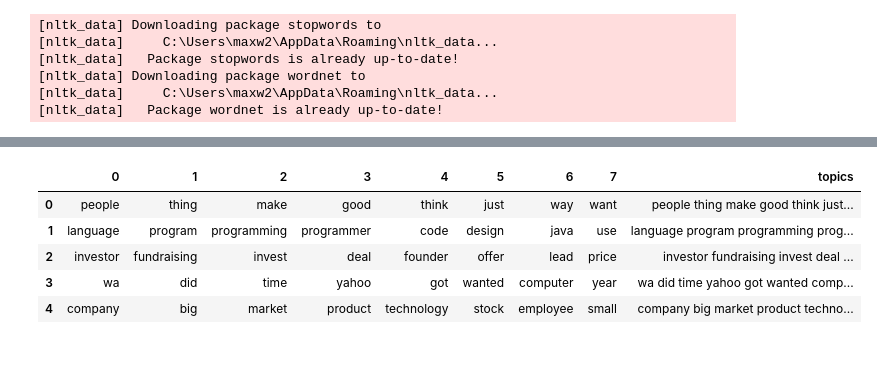
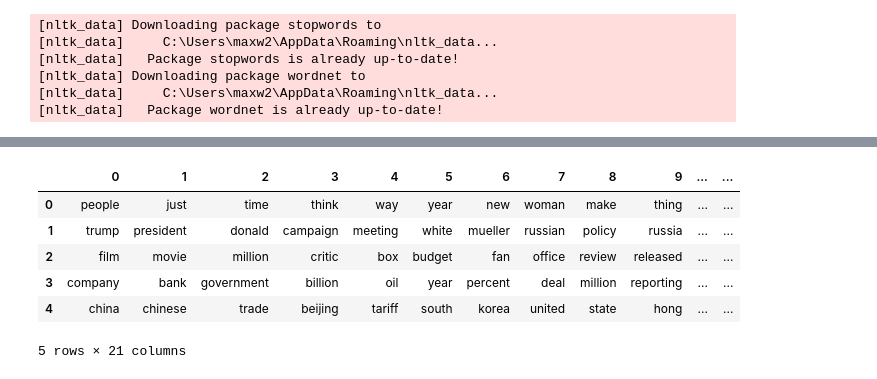
Before and after one commit to maxemileffort/paper-grading-assistant, a Jupyter notebook: Modeling.ipynb, the cells around one changed output, grey strips where cells are left out. Saved outputs shown, nothing was run; the diff lists cells and outputs as text; code cells hidden in the pictures.

```diff
--- a/Modeling.ipynb
+++ b/Modeling.ipynb
@@ -63,12 +90,14 @@ def grab_text(path):
 [nltk_data]     C:\Users\maxw2\AppData\Roaming\nltk_data...
 [nltk_data]   Package wordnet is already up-to-date!
 # %%
-data = grab_text("D:\\Kaggle\\paul-graham-essays\\paul_graham_essay.txt")
+# data = grab_text("D:\\Kaggle\\paul-graham-essays\\paul_graham_essay.txt")
+data = clean_big_file("D:\\Kaggle\\all-the-news-2-1\\all-the-news-2-1.csv")
 data = np.array(data)
 print(data.shape)
 df = pd.DataFrame()
 df['texts'] = data
 df['word_count'] = df['texts'].apply(word_count)
+df['texts'] = df['texts'].apply(lambda x: x.lstrip('0123456789.-,: '))
 df["id"] = df.index + 1
 df.head(20)
 # %% [output]
@@ -93,5 +122,5 @@ df.head(20)
 # %%
-df_filtered = df[df['word_count'] > 2]
+df_filtered = df[df['word_count'] > 50]
 df_filtered
 # %% [output]
 |  | texts | word_count | id |
@@ -130,8 +169,8 @@ from sklearn.feature_extraction.text import TfidfVectorizer, CountVectorizer
 no_features = 1000
 
 # NMF is able to use tf-idf
-tfidf_vectorizer = TfidfVectorizer(max_df=0.95,
-                                   min_df=2,
+tfidf_vectorizer = TfidfVectorizer(max_df=0.85,
+                                   min_df=3,
                                    max_features=no_features,
                                    stop_words='english',
                                    preprocessor=' '.join)
@@ -139,8 +178,8 @@ tfidf = tfidf_vectorizer.fit_transform(df_filtered['processed_texts'])
 tfidf_feature_names = tfidf_vectorizer.get_feature_names()
 
 # LDA can only use raw term counts for LDA because it is a probabilistic graphical model
-tf_vectorizer = CountVectorizer(max_df=0.95,
-                                min_df=2,
+tf_vectorizer = CountVectorizer(max_df=0.85,
+                                min_df=3,
                                 max_features=no_features,
                                 stop_words='english',
                                 preprocessor=' '.join)
@@ -149,45 +188,46 @@ tf_feature_names = tf_vectorizer.get_feature_names()
 # %%
 from sklearn.decomposition import NMF, LatentDirichletAllocation
 
-no_topics = 20
+n_components = 10
 
 # Run NMF
-nmf = NMF(n_components=no_topics, random_state=1, alpha=.1, l1_ratio=.5, init='nndsvd').fit(tfidf)
+nmf = NMF(n_components=n_components, random_state=1, alpha=.1, l1_ratio=.5, init='nndsvd').fit(tfidf)
 
 # Run LDA
-lda = LatentDirichletAllocation(n_components=no_topics, max_iter=5, learning_method='online', learning_offset=50.,random_state=0).fit(tf)
+lda = LatentDirichletAllocation(n_components=n_components, max_iter=5, learning_method='online', learning_offset=50.,random_state=0).fit(tf)
 # %%
 # Use the top words for each cluster by tfidf weight
 # to create 'topics'
 
 # Getting a df with each topic by document
 nmf_docweights = nmf.transform(tfidf_vectorizer.transform(df_filtered['processed_texts']))
 lda_docweights = lda.transform(tf_vectorizer.transform(df_filtered['processed_texts']))
 
-n_top_words = 8
+n_top_words = 20
 
 nmf_topic_df = topic_table(
     nmf,
     tfidf_feature_names,
     n_top_words
 ).T
 
 # Cleaning up the top words to create topic summaries
 nmf_topic_df['topics'] = nmf_topic_df.apply(lambda x: [' '.join(x)], axis=1) # Joining each word into a list
 nmf_topic_df['topics'] = nmf_topic_df['topics'].str[0]  # Removing the list brackets
 nmf_topic_df['topics'] = nmf_topic_df['topics'].apply(lambda x: whitespace_tokenizer(x)) # tokenize
 nmf_topic_df['topics'] = nmf_topic_df['topics'].apply(lambda x: unique_words(x))  # Removing duplicate words
 nmf_topic_df['topics'] = nmf_topic_df['topics'].apply(lambda x: [' '.join(x)])  # Joining each word into a list
 nmf_topic_df['topics'] = nmf_topic_df['topics'].str[0]  # Removing the list brackets
 
 nmf_topic_df.head()
 # %% [output]
-|  | 0 | 1 | 2 | 3 | 4 | 5 | 6 | 7 | topics |
-| 0 | people | thing | make | good | think | just | way | want | people thing make good think just... |
-| 1 | language | program | programming | programmer | code | design | java | use | language program programming prog... |
-| 2 | investor | fundraising | invest | deal | founder | offer | lead | price | investor fundraising invest deal ... |
-| 3 | wa | did | time | yahoo | got | wanted | computer | year | wa did time yahoo got wanted comp... |
-| 4 | company | big | market | product | technology | stock | employee | small | company big market product techno... |
+|  | 0 | 1 | 2 | 3 | 4 | 5 | 6 | 7 | 8 | 9 | ... | ... |
+| 0 | people | just | time | think | way | year | new | woman | make | thing | ... | ... |
+| 1 | trump | president | donald | campaign | meeting | white | mueller | russian | policy | russia | ... | ... |
+| 2 | film | movie | million | critic | box | budget | fan | office | review | released | ... | ... |
+| 3 | company | bank | government | billion | oil | year | percent | deal | million | reporting | ... | ... |
+| 4 | china | chinese | trade | beijing | tariff | south | korea | united | state | hong | ... | ... |
+5 rows × 21 columns
 # %%
 # Use the top words for each cluster by tfidf weight
 # to create 'topics'
```
Also changed, not shown: parts of 12 cells of this notebook, 1 other file.
